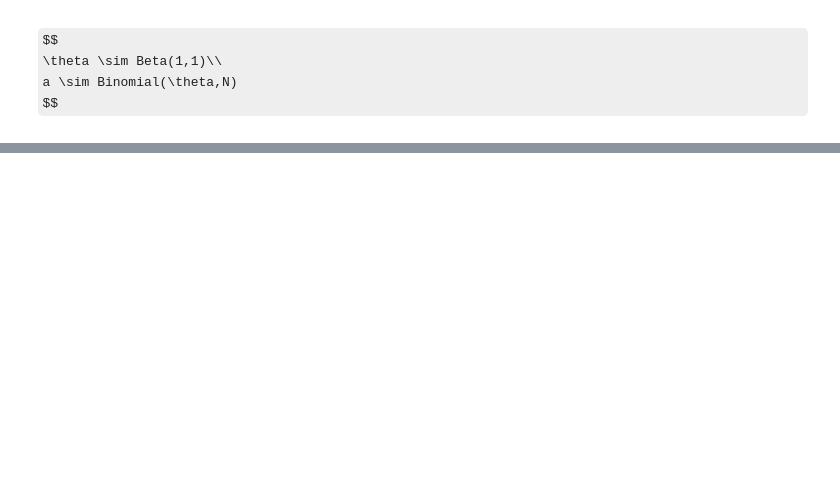
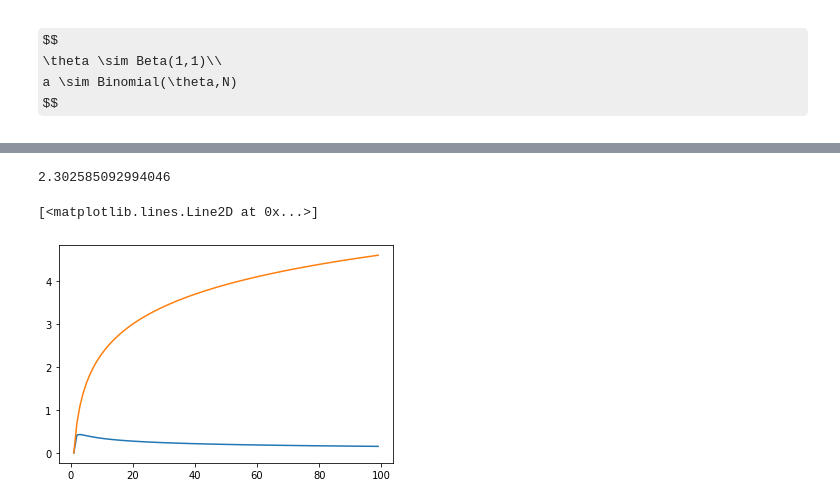
Before and after one commit to taikicoco/machine_learning, a Jupyter notebook: Bayes/組み合わせを考慮した統計モデル.ipynb, the cells around one changed output, grey strips where cells are left out. Drawn from its saved outputs; the diff is of its cells as text; code cells hidden in the pictures; some formulas as TeX source; blank space fills up the shorter version.

```diff
--- a/Bayes/組み合わせを考慮した統計モデル.ipynb
+++ b/Bayes/組み合わせを考慮した統計モデル.ipynb
@@ -147,0 +162,20 @@ with pm.Model():
+# %%
+import math
+print(math.log(10,math.e))
+x = []
+y = []
+l = []
+N = []
+for i in range(1,100):
+  log = math.log(i,math.e)
+  l.append(log)
+  n = 2*i
+  ucb = math.sqrt(log/n)
+  y.append(ucb)
+  x.append(i)
+plt.plot(x, y)
+plt.plot(x, l)
+# %% [output]
+2.302585092994046
+[<matplotlib.lines.Line2D at 0x...>]
+[figure, added]
```
Also changed, not shown: parts of 16 cells of this notebook.
